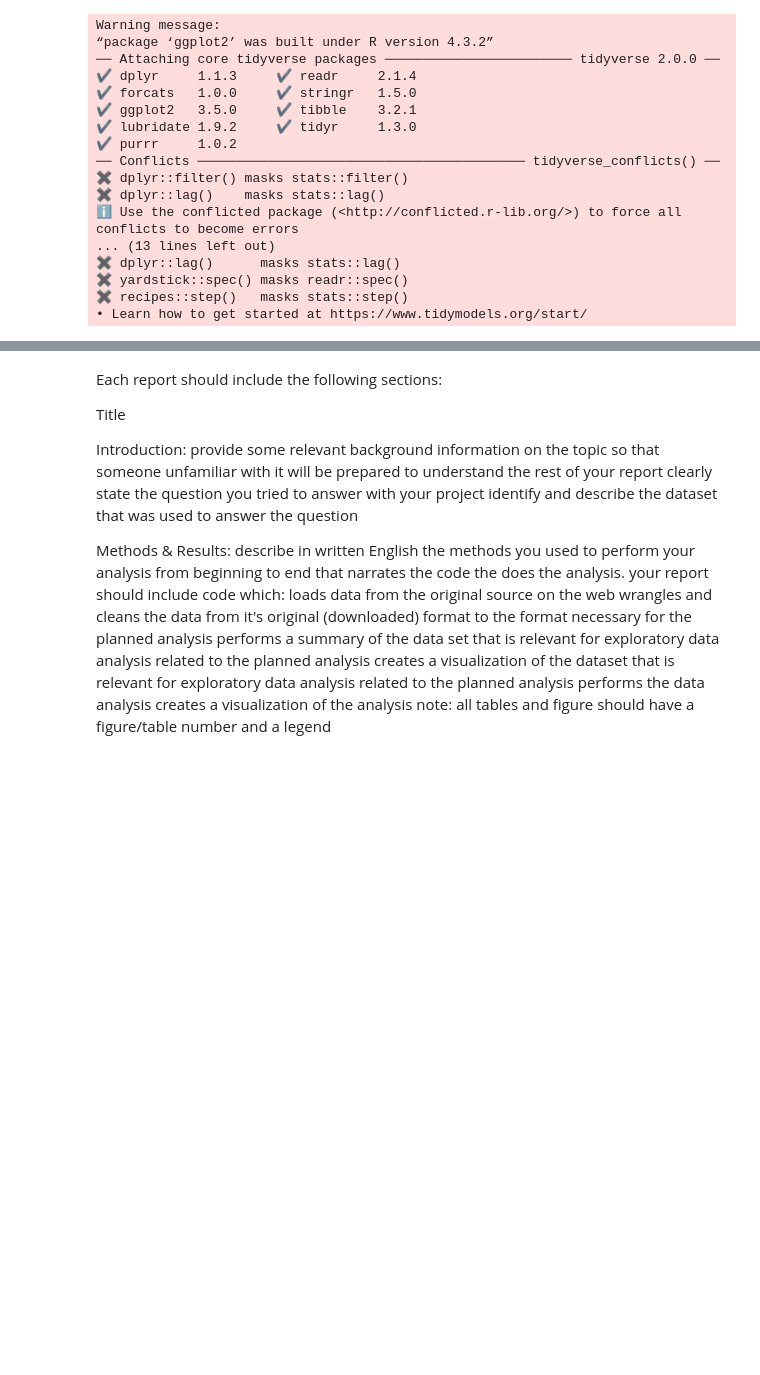
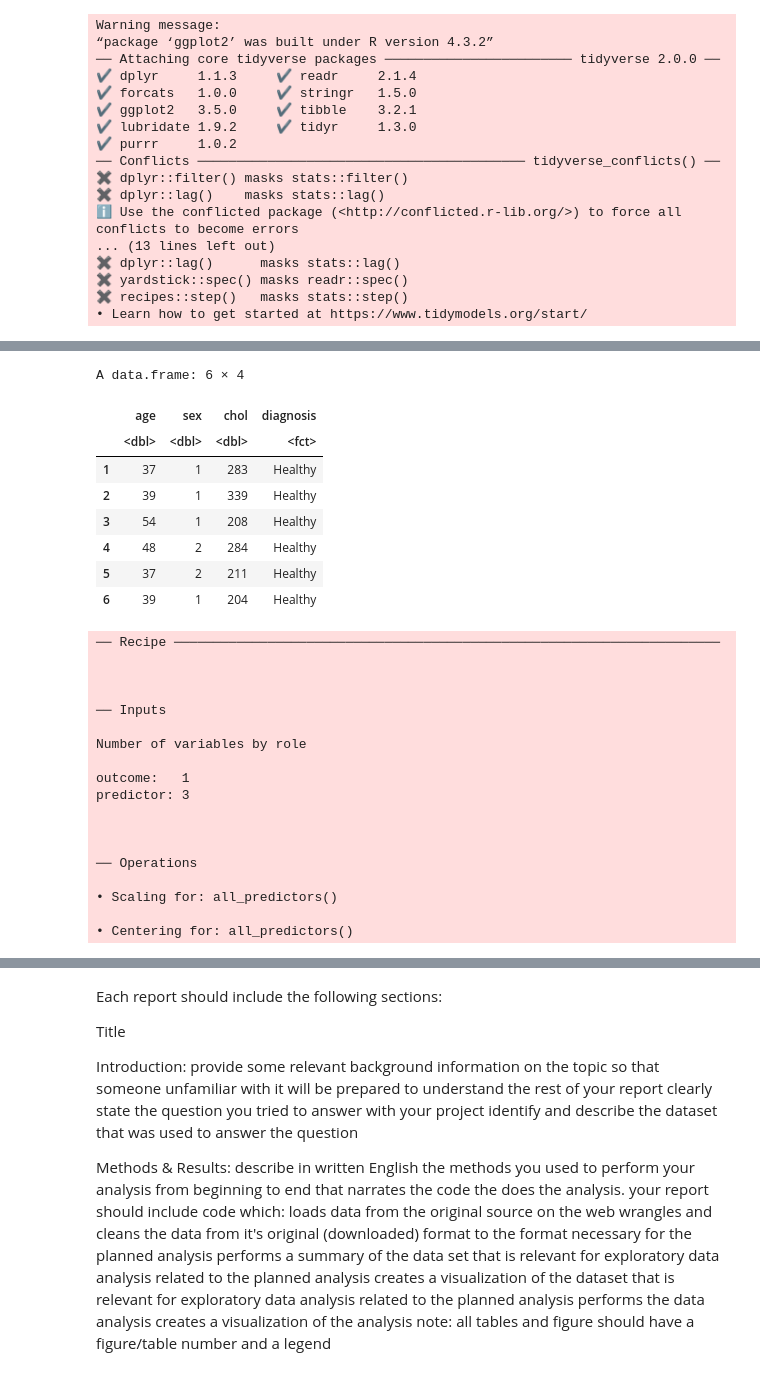
Before and after one commit to ANGUO17/dsci-100-2023w2-group-06, a Jupyter notebook: Group Project Report.ipynb, the cells around one changed output, grey strips where cells are left out. Saved outputs shown, nothing was run; the diff lists cells and outputs as text; code cells hidden in the pictures; blank space fills up the shorter version.

```diff
--- a/Group Project Report.ipynb
+++ b/Group Project Report.ipynb
@@ -114,8 +114,43 @@ A grouped_df: 4 × 5
 # %%
 #recipe
+set.seed(17)
+data_training2 <- data_training |>
+   drop_na() |>
+   mutate(sex = as.numeric(sex))
+head(data_training2)
 
-hungary_recipe <- recipe(diagnosis ~ age + chol , data = data_training) |>
+hungary_recipe <- recipe(diagnosis ~ age + sex + chol  , data = data_training2) |>
     step_scale(all_predictors()) |>
     step_center(all_predictors())
+hungary_recipe
+#male = 1, female = 2
+# %% [output]
+A data.frame: 6 × 4
+|  | age | sex | chol | diagnosis |
+|  | <dbl> | <dbl> | <dbl> | <fct> |
+| 1 | 37 | 1 | 283 | Healthy |
+| 2 | 39 | 1 | 339 | Healthy |
+| 3 | 54 | 1 | 208 | Healthy |
+| 4 | 48 | 2 | 284 | Healthy |
+| 5 | 37 | 2 | 211 | Healthy |
+| 6 | 39 | 1 | 204 | Healthy |
+── Recipe ──────────────────────────────────────────────────────────────────────
+
+
+
+── Inputs
+
+Number of variables by role
+
+outcome:   1
+predictor: 3
+
+
+
+── Operations
+
+• Scaling for: all_predictors()
+
+• Centering for: all_predictors()
 # %%
 #
```
Also changed, not shown: parts of 3 cells of this notebook.
